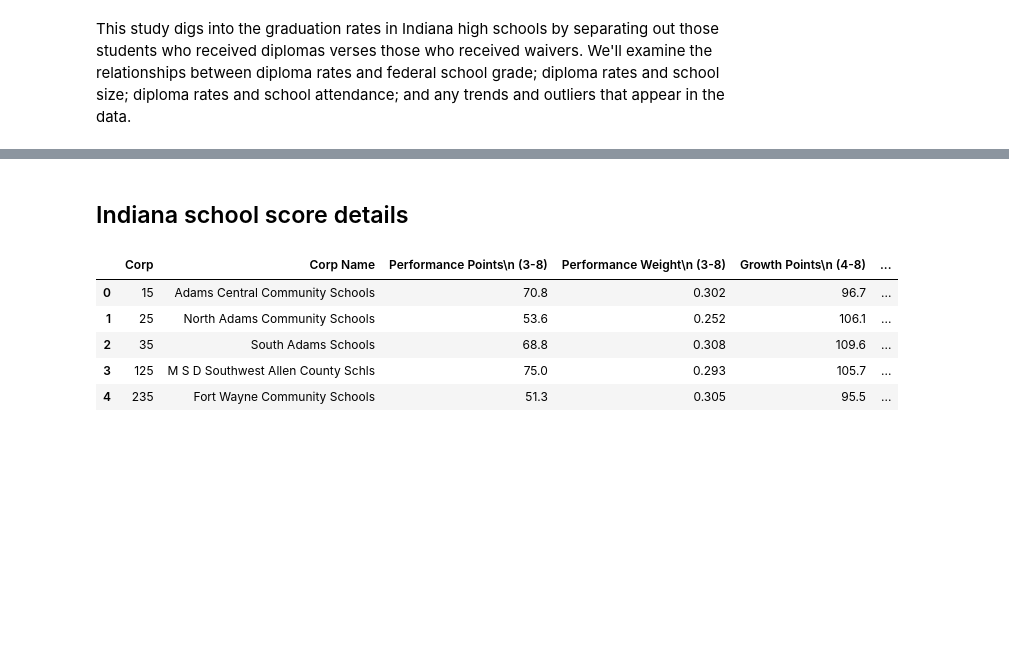
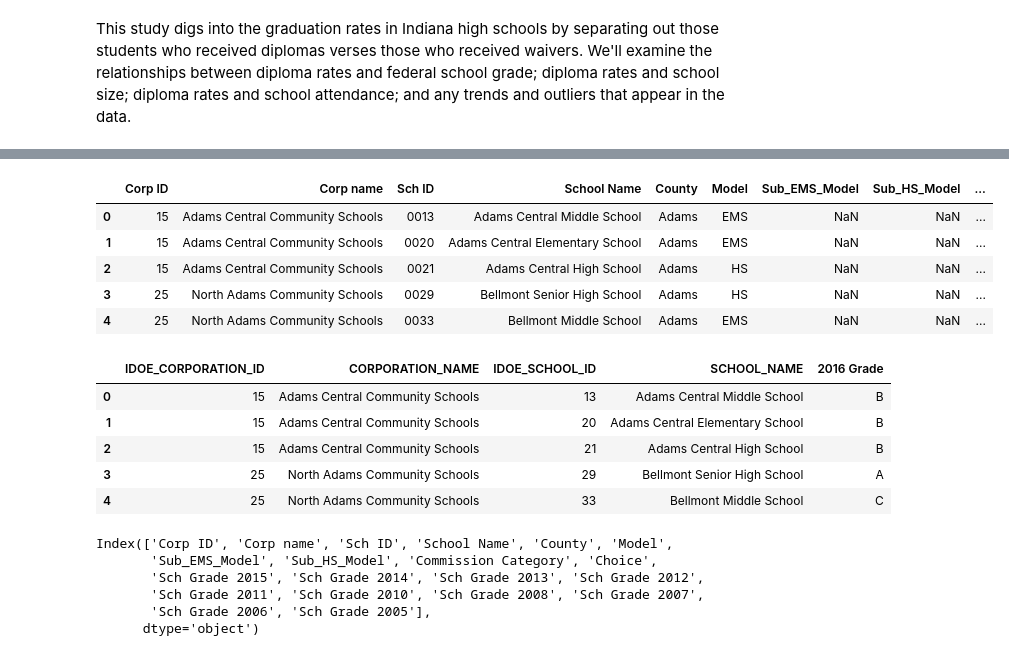
Before and after one commit to averydan/teamEducation, a Jupyter notebook: School_Scores.ipynb, the cells around one changed output, grey strips where cells are left out. Cells and saved outputs as stored; diff of their text form; code cells hidden in the pictures; blank space fills up the shorter version.

Commit message:
Added and cleaned School Demographics for 2015, 2016, 2018, 2019.

```diff
--- a/School_Scores.ipynb
+++ b/School_Scores.ipynb
@@ -26,13 +8,34 @@ school_scores.head()
-# %% [markdown]
-## Indiana school score details
-# %%
-# read school grading csv file.
-school_grading = pd.read_csv(path_school_grading)
-school_grading.head()
-# %% [output]
-|  | Corp | Corp Name | Performance Points\n (3-8) | Performance Weight\n (3-8) | Growth Points\n (4-8) | ... |
-| 0 | 15 | Adams Central Community Schools | 70.8 | 0.302 | 96.7 | ... |
-| 1 | 25 | North Adams Community Schools | 53.6 | 0.252 | 106.1 | ... |
-| 2 | 35 | South Adams Schools | 68.8 | 0.308 | 109.6 | ... |
-| 3 | 125 | M S D Southwest Allen County Schls | 75.0 | 0.293 | 105.7 | ... |
-| 4 | 235 | Fort Wayne Community Schools | 51.3 | 0.305 | 95.5 | ... |
+# %%
+# Read csv files with school scores from state of IN 2015, 2016, 2017, 2018, and2019.
+school_grade2015 = pd.read_csv('Resources/A-F_IN_school_grades2015.csv')
+school_grade2016 = pd.read_csv('Resources/A-F_IN_school_grades2016.csv')
+school_grade2017 = pd.read_csv('Resources/A-F_IN_school_grades2017.csv')
+school_grade2018 = pd.read_csv('Resources/A-F_IN_school_grades2018.csv')
+school_grade2019 = pd.read_csv('Resources/A-F_IN_school_grades2019.csv')
+school_grade2015.head()
+# %% [output]
+|  | Corp ID | Corp name | Sch ID | School Name | County | Model | Sub_EMS_Model | Sub_HS_Model | ... |
+| 0 | 15 | Adams Central Community Schools | 0013 | Adams Central Middle School | Adams | EMS | NaN | NaN | ... |
+| 1 | 15 | Adams Central Community Schools | 0020 | Adams Central Elementary School | Adams | EMS | NaN | NaN | ... |
+| 2 | 15 | Adams Central Community Schools | 0021 | Adams Central High School | Adams | HS | NaN | NaN | ... |
+| 3 | 25 | North Adams Community Schools | 0029 | Bellmont Senior High School | Adams | HS | NaN | NaN | ... |
+| 4 | 25 | North Adams Community Schools | 0033 | Bellmont Middle School | Adams | EMS | NaN | NaN | ... |
+# %%
+# 2016 only reports letter grade, no explinations
+school_grade2016.head()
+# %% [output]
+|  | IDOE_CORPORATION_ID | CORPORATION_NAME | IDOE_SCHOOL_ID | SCHOOL_NAME | 2016 Grade |
+| 0 | 15 | Adams Central Community Schools | 13 | Adams Central Middle School | B |
+| 1 | 15 | Adams Central Community Schools | 20 | Adams Central Elementary School | B |
+| 2 | 15 | Adams Central Community Schools | 21 | Adams Central High School | B |
+| 3 | 25 | North Adams Community Schools | 29 | Bellmont Senior High School | A |
+| 4 | 25 | North Adams Community Schools | 33 | Bellmont Middle School | C |
+# %%
+school_grade2015.columns
+# %% [output]
+Index(['Corp ID', 'Corp name', 'Sch ID', 'School Name', 'County', 'Model',
+       'Sub_EMS_Model', 'Sub_HS_Model', 'Commission Category', 'Choice',
+       'Sch Grade 2015', 'Sch Grade 2014', 'Sch Grade 2013', 'Sch Grade 2012',
+       'Sch Grade 2011', 'Sch Grade 2010', 'Sch Grade 2008', 'Sch Grade 2007',
+       'Sch Grade 2006', 'Sch Grade 2005'],
+      dtype='object')
```
Also changed, not shown: parts of 7 cells of this notebook, 16 other files.
